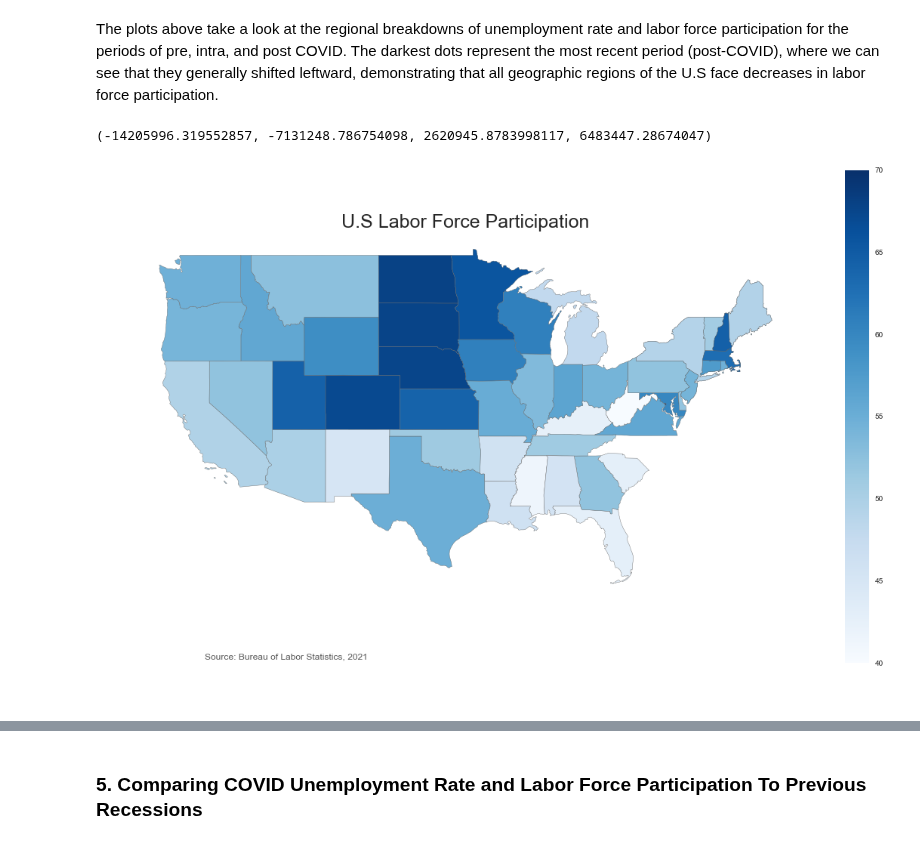
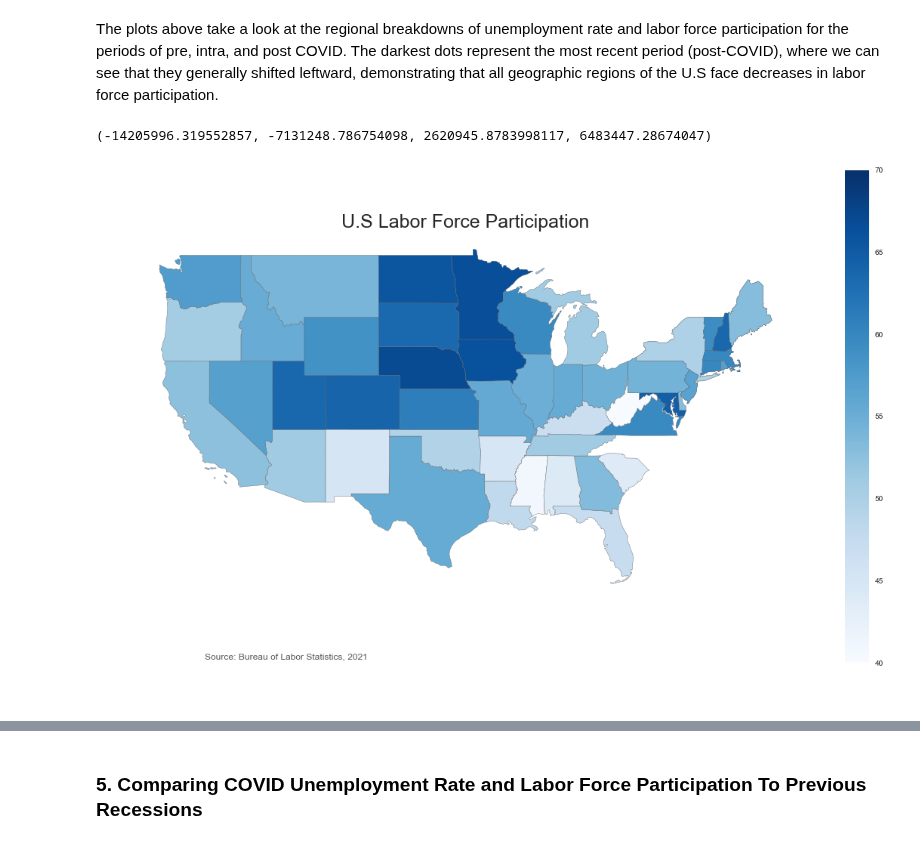
Before and after one commit to vgm236/ferrante_moreira_data_project, a Jupyter notebook: app/ferrante_moreira_project.ipynb, the cells around one changed output, grey strips where cells are left out. Saved outputs shown, nothing was run; the diff lists cells and outputs as text; code cells hidden in the pictures.

```diff
--- a/app/ferrante_moreira_project.ipynb
+++ b/app/ferrante_moreira_project.ipynb
@@ -808,35 +809,35 @@ states_url = "https://github.com/vgm236/ferrante_moreira_data_project/blob/main/
 states = gp.read_file(r'C:\Users\alexa\CSS_Data Skills_Fall 2021\ferrante_moreira_data_project\Data\data\usa-states-census-2014.shp')
 
 #set to be aligned with google maps
 states = states.to_crs("EPSG:3395")
 
 # rename states to area for mergeing
 states = states.rename(columns={"NAME":"area"})
 
 states["area"] = states["area"].replace(us_state_to_abbrev)
 
-ex1 = df_lfp_small.query("date == '2021-01-01'").drop_duplicates(subset=["area"])
+ex1 = df_lfp_small.query("date == '2020-01-01'").drop_duplicates(subset=["area"])
 
 states_full = states.merge(ex1, on="area", how="left").dropna()
 states_full["labor_force_participation"] = states_full["labor_force_participation"].astype(float)
 
 fig, ax = plt.subplots(1, 1, figsize=(20, 12))
 
 states_full.plot(column="labor_force_participation", cmap="Blues", linewidth=0.4, ax=ax, edgecolor=".4")
 bar_info = plt.cm.ScalarMappable(cmap="Blues", norm=plt.Normalize(vmin=40, vmax=70))
 bar_info._A = []
 cbar = fig.colorbar(bar_info)
 
 ax.set_title("U.S Labor Force Participation",
     fontdict={"fontsize":"25", "fontweight": "3"})
 ax.annotate("Source: Bureau of Labor Statistics, 2021",xy=(0.1, .08),
     xycoords="figure fraction", horizontalalignment="left",
     verticalalignment="top", fontsize=12, color="#555555")
 
 ax.axis("off")
 # %% [output]
 (-14205996.319552857, -7131248.786754098, 2620945.8783998117, 6483447.28674047)
-[figure, old version]
+[figure, new version]
 # %%
 import geopandas as gp
 import geoplot as gplt
```
Also changed, not shown: parts of 14 cells of this notebook.
